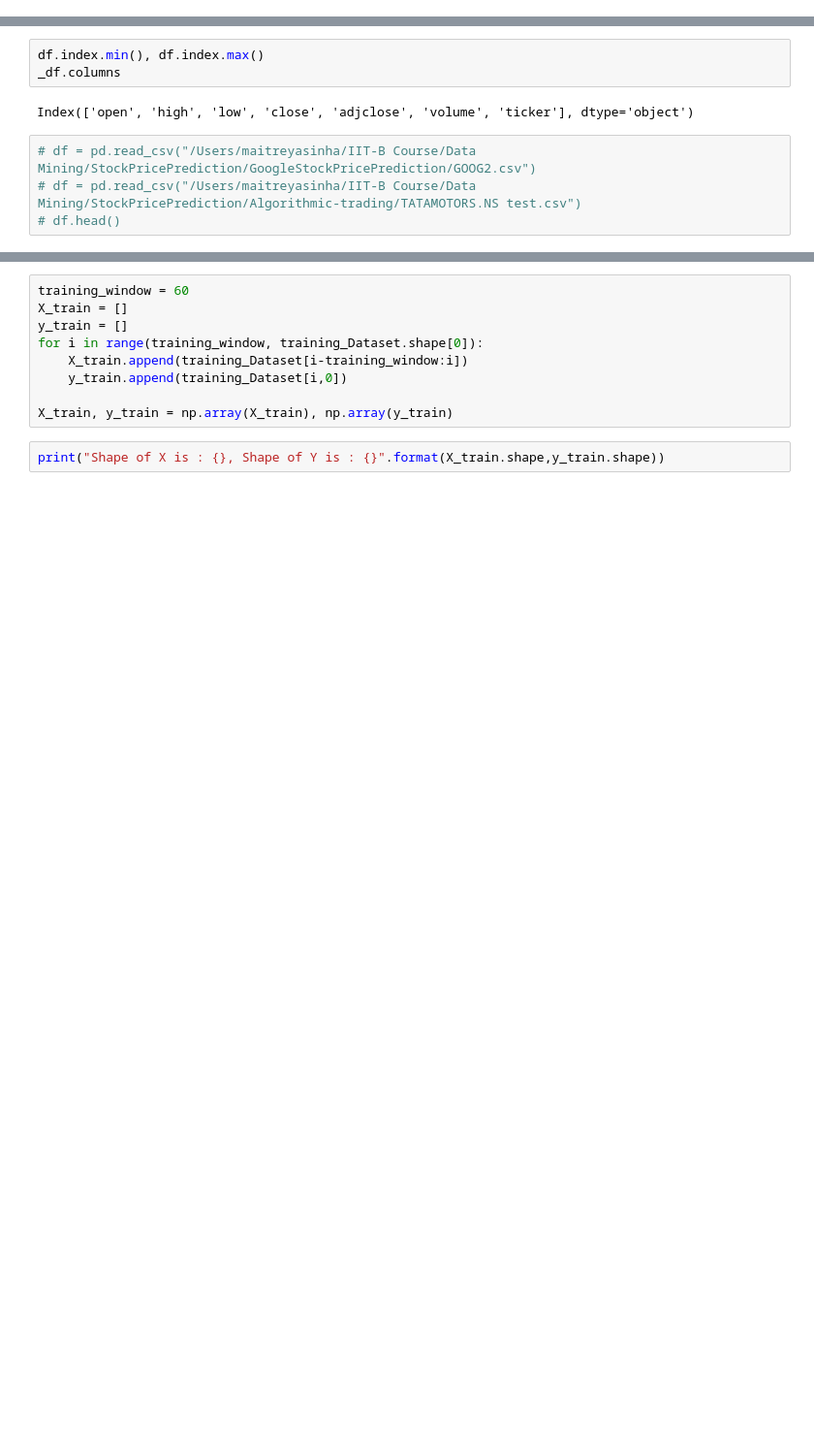
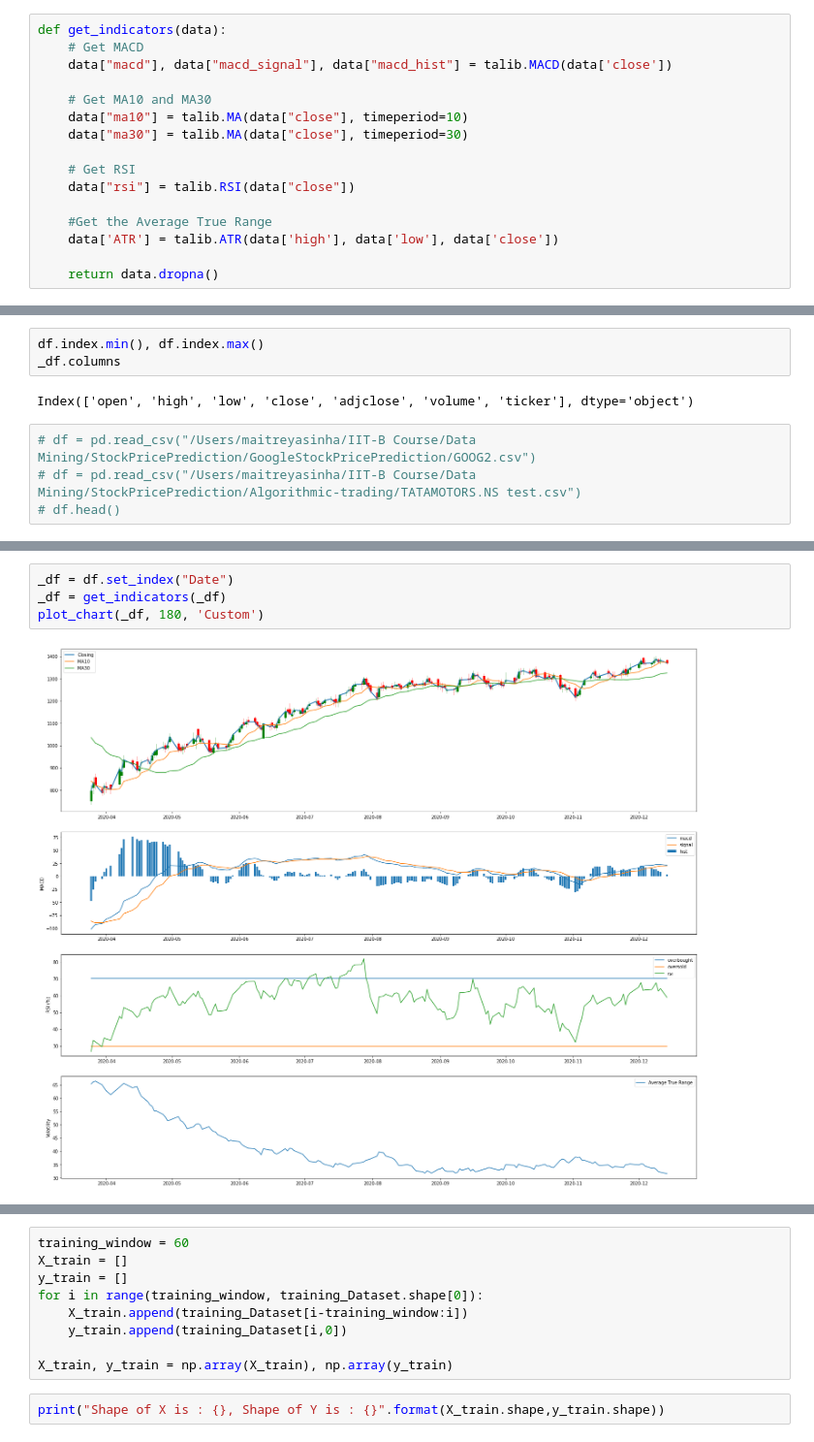
Before and after one commit to maitreyasinha/Portfolio-Analysis, a Jupyter notebook: PortfolioRiskAnalysis_v2.ipynb, the cells around one changed output, grey strips where cells are left out. Shown: that part at 97% size. Cells and saved outputs as stored; diff of their text form; blank space fills up the shorter version.

Commit message:
Updated Learning Train with indicators

```diff
--- a/PortfolioRiskAnalysis_v2.ipynb
+++ b/PortfolioRiskAnalysis_v2.ipynb
@@ -14,0 +28,16 @@ cols_to_keep
+# %%
+def get_indicators(data):
+    # Get MACD
+    data["macd"], data["macd_signal"], data["macd_hist"] = talib.MACD(data['close'])
+
+    # Get MA10 and MA30
+    data["ma10"] = talib.MA(data["close"], timeperiod=10)
+    data["ma30"] = talib.MA(data["close"], timeperiod=30)
+
+    # Get RSI
+    data["rsi"] = talib.RSI(data["close"])
+
+    #Get the Average True Range
+    data['ATR'] = talib.ATR(data['high'], data['low'], data['close'])
+
+    return data.dropna()
@@ -100,3 +186,9 @@ df.head()
+# %%
+_df = df.set_index("Date")
+_df = get_indicators(_df)
+plot_chart(_df, 180, 'Custom')
+# %% [output]
+[figure, added]
 # %%
 df_data_training.head()
 print("Training Size : {}, Test Size : {}".format(len(df_data_training), len(df_data_test)) )
```
Also changed, not shown: parts of 26 cells of this notebook.
